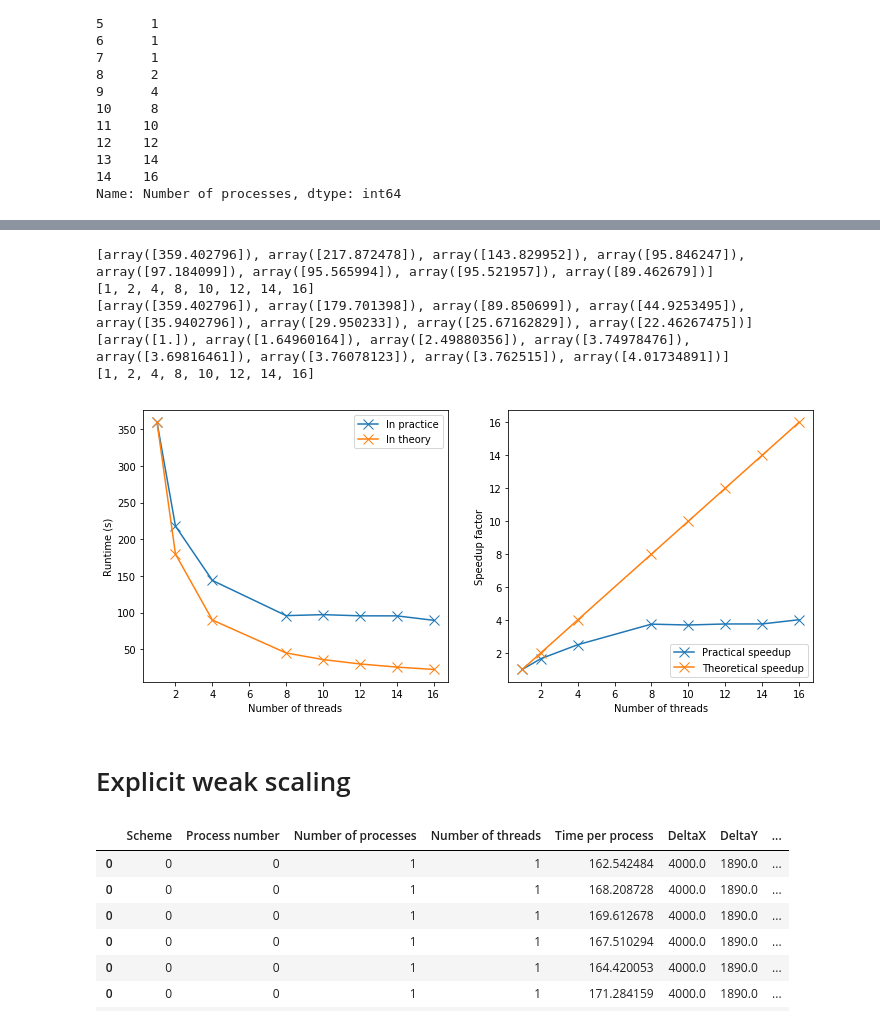
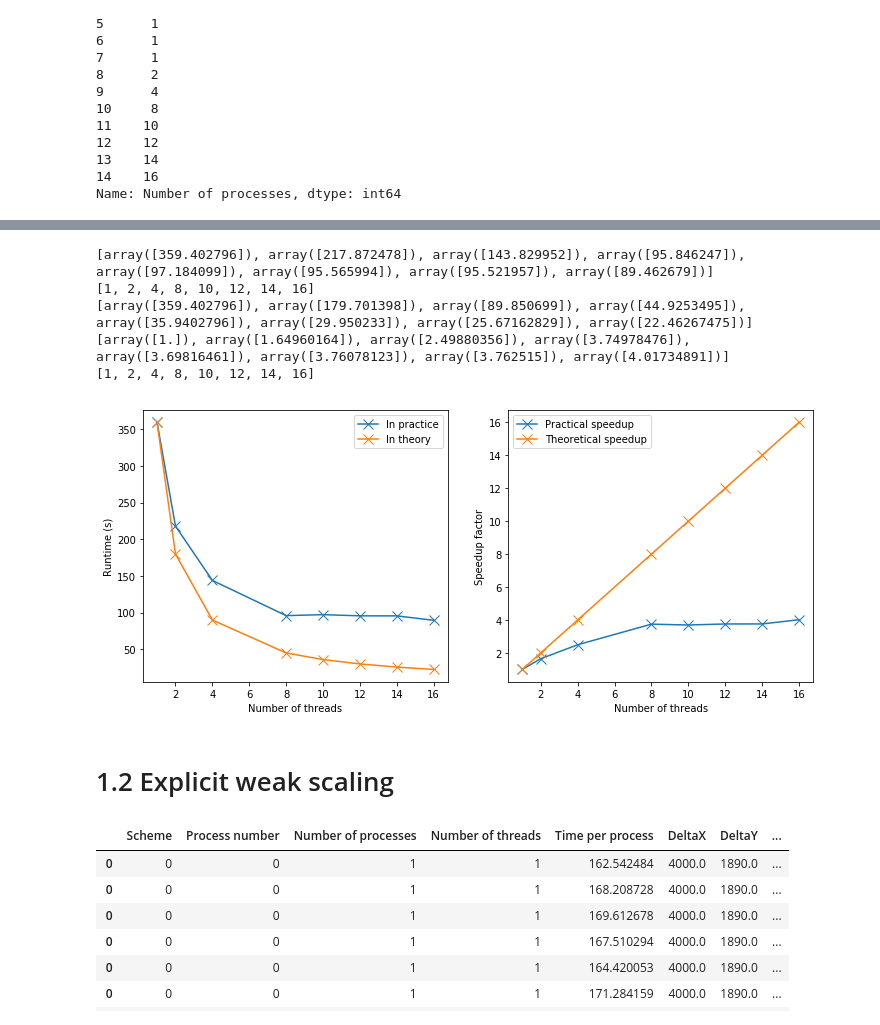
Before and after one commit to tcrasset/Wave-propagation, a Jupyter notebook: Scripts/plot.ipynb, the cells around one changed output, grey strips where cells are left out. Saved outputs shown, nothing was run; the diff lists cells and outputs as text; code cells hidden in the pictures.

```diff
--- a/Scripts/plot.ipynb
+++ b/Scripts/plot.ipynb
@@ -10,5 +10,5 @@ from matplotlib import colors as mcolors
 # %%
-directory = "/home/tom/Documents/Uliege/Master2/HPC/Project2/Report/stats/strongscaling"
+directory = "/home/tom/Documents/Uliege/Master2/HPC/Project2/Report/stats/strongscaling/explicit"
 files = [filename for filename in os.listdir(directory) if filename.startswith("statistics_strongscaling_explicit_10000_it")]
 print(files)
 
@@ -151,36 +151,36 @@ meanTimePerNbThreads
 
 meanTime = [x for y, x in sorted(zip(groupby_df['Number of threads'].unique(), meanTimePerNbThreads))]
 print(meanTime)
 nbThreads = sorted(groupby_df['Number of threads'].unique())
 print(nbThreads)
 ax1.plot(nbThreads, meanTime, marker='x',markersize=10)
 
 for i in nbThreads:
     theoreticalMeanTime.append(meanTime[0]/i)
 print(theoreticalMeanTime)
 ax1.plot(nbThreads, theoreticalMeanTime, marker='x',markersize=10)
 ax1.set(ylabel="Runtime (s)",xlabel="Number of threads")
 ax1.legend(["In practice","In theory"],loc='best')
 
 # Plot speedup factor as a function of thread number
 speedUp = []
 for i in range(0,len(meanTime)):
     speedUp.append(meanTime[0]/meanTime[i])
 print(speedUp)
 print(nbThreads)
 ax2.plot(nbThreads, speedUp, marker='x',markersize=10)
 ax2.plot(nbThreads, nbThreads, marker='x',markersize=10)
 ax2.set(ylabel="Speedup factor", xlabel="Number of threads")
-ax2.legend(["Practical speedup", "Theoretical speedup"], loc  ='lower right')
+ax2.legend(["Practical speedup", "Theoretical speedup"], loc  ='best')
 
-fig.savefig("Runtime_Speedup_threads_TRUE.svg")
+fig.savefig("Explicit_runtime_Speedup_threads.svg")
 # %% [output]
 [array([359.402796]), array([217.872478]), array([143.829952]), array([95.846247]), array([97.184099]), array([95.565994]), array([95.521957]), array([89.462679])]
 [1, 2, 4, 8, 10, 12, 14, 16]
 [array([359.402796]), array([179.701398]), array([89.850699]), array([44.9253495]), array([35.9402796]), array([29.950233]), array([25.67162829]), array([22.46267475])]
 [array([1.]), array([1.64960164]), array([2.49880356]), array([3.74978476]), array([3.69816461]), array([3.76078123]), array([3.762515]), array([4.01734891])]
 [1, 2, 4, 8, 10, 12, 14, 16]
-[figure, old version]
+[figure, new version]
 # %% [markdown]
-# Explicit weak scaling
+# 1.2 Explicit weak scaling
 # %%
```
Also changed, not shown: parts of 27 cells of this notebook.
